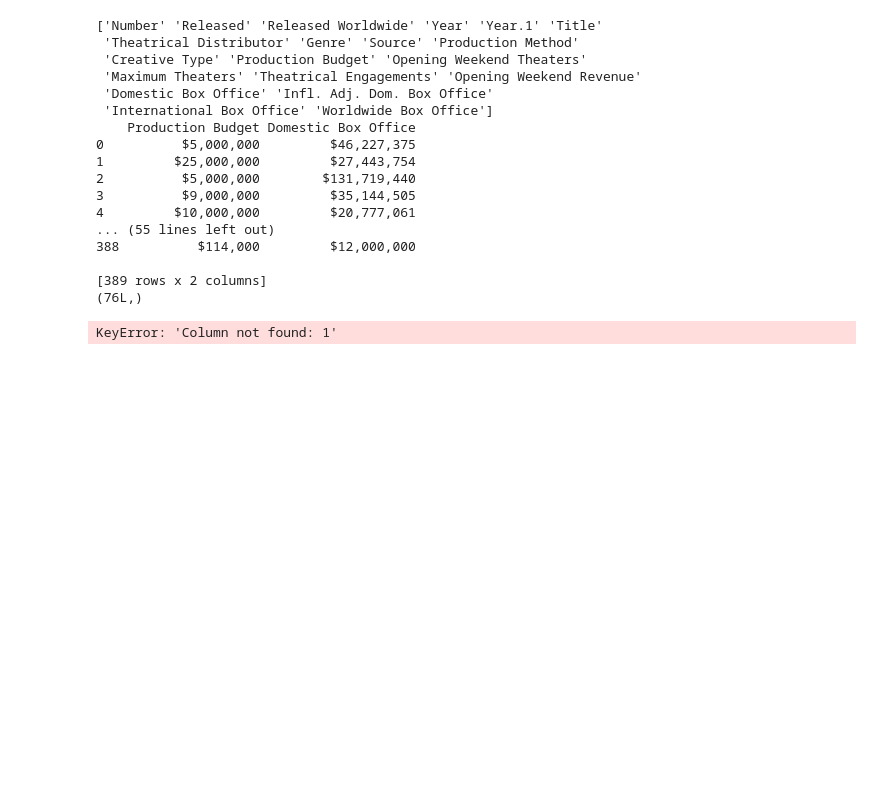
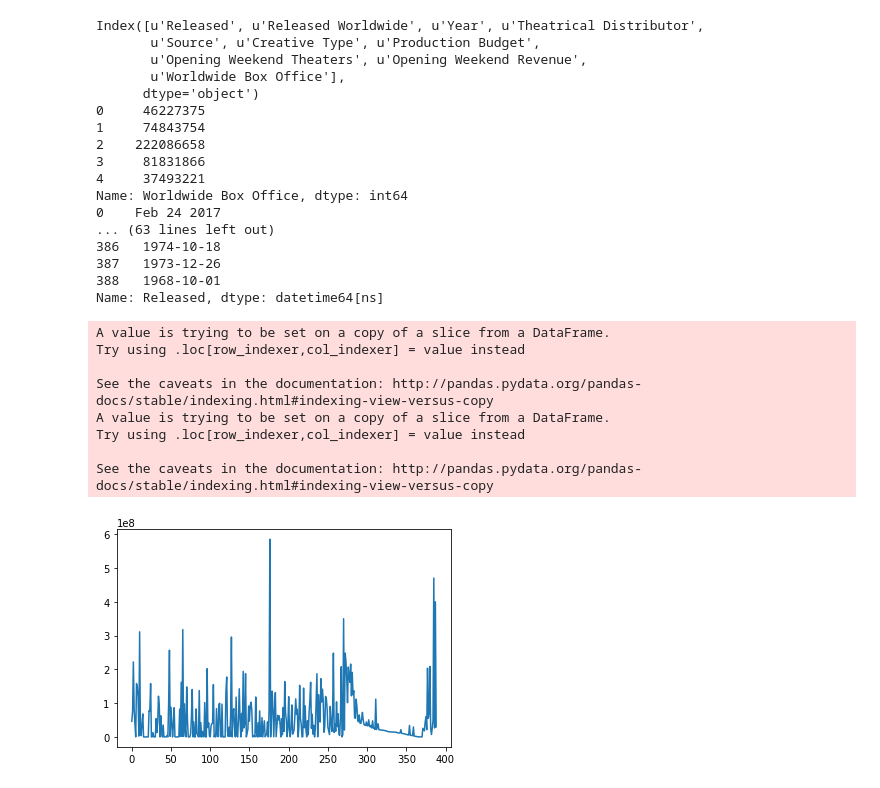
Before and after one commit to jasonyzhao/MetricsB, a Jupyter notebook: MetricsB.ipynb, the cells around one changed output. Drawn from its saved outputs; the diff is of its cells as text; code cells hidden in the pictures; blank space fills up the shorter version.

Commit message:
updated with cleaned data, dummy variables

```diff
--- a/MetricsB.ipynb
+++ b/MetricsB.ipynb
@@ -6,24 +6,42 @@ ptest = pandas.read_table("d:/Documents/horror_all.txt", delimiter = '\t')
-# %%
-print ptest.columns.values
-print ptest[['Production Budget','Domestic Box Office']]
-print ptest['Theatrical Distributor'].unique().shape
-dist_counts = ptest.groupby('Theatrical Distributor')
-# %% [output]
-['Number' 'Released' 'Released Worldwide' 'Year' 'Year.1' 'Title'
- 'Theatrical Distributor' 'Genre' 'Source' 'Production Method'
- 'Creative Type' 'Production Budget' 'Opening Weekend Theaters'
- 'Maximum Theaters' 'Theatrical Engagements' 'Opening Weekend Revenue'
- 'Domestic Box Office' 'Infl. Adj. Dom. Box Office'
- 'International Box Office' 'Worldwide Box Office']
-    Production Budget Domestic Box Office
-0          $5,000,000         $46,227,375
-1         $25,000,000         $27,443,754
-2          $5,000,000        $131,719,440
-3          $9,000,000         $35,144,505
-4         $10,000,000         $20,777,061
-... (55 lines left out)
-388          $114,000         $12,000,000
-
-[389 rows x 2 columns]
-(76L,)
-KeyError: 'Column not found: 1'
+# %%
+
+df = pd.read_table("horror_all2.txt", delimiter = '\t',parse_dates=True,infer_datetime_format=True,date_parser=pd.to_datetime)
+ptest = df[['Released','Released Worldwide', 'Year', 'Theatrical Distributor','Source','Creative Type', \
+            'Production Budget', 'Opening Weekend Theaters', 'Opening Weekend Revenue', 'Worldwide Box Office']]
+titles = df['Title']
+# %%
+print ptest.columns
+print ptest['Worldwide Box Office'][:5]
+print ptest['Released'][:5]
+ptest['Released'] = pd.to_datetime(ptest['Released'], infer_datetime_format=True)
+ptest['Released Worldwide'] = pd.to_datetime(ptest['Released Worldwide'], infer_datetime_format=True)
+print ptest['Released']
+plt.plot(ptest['Worldwide Box Office'])
+plt.show()
+# %% [output]
+Index([u'Released', u'Released Worldwide', u'Year', u'Theatrical Distributor',
+       u'Source', u'Creative Type', u'Production Budget',
+       u'Opening Weekend Theaters', u'Opening Weekend Revenue',
+       u'Worldwide Box Office'],
+      dtype='object')
+0     46227375
+1     74843754
+2    222086658
+3     81831866
+4     37493221
+Name: Worldwide Box Office, dtype: int64
+0    Feb 24 2017
+... (63 lines left out)
+386   1974-10-18
+387   1973-12-26
+388   1968-10-01
+Name: Released, dtype: datetime64[ns]
+A value is trying to be set on a copy of a slice from a DataFrame.
+Try using .loc[row_indexer,col_indexer] = value instead
+
+See the caveats in the documentation: http://pandas.pydata.org/pandas-docs/stable/indexing.html#indexing-view-versus-copy
+A value is trying to be set on a copy of a slice from a DataFrame.
+Try using .loc[row_indexer,col_indexer] = value instead
+
+See the caveats in the documentation: http://pandas.pydata.org/pandas-docs/stable/indexing.html#indexing-view-versus-copy
+[figure, added]
```
Also changed, not shown: parts of 4 cells of this notebook.
